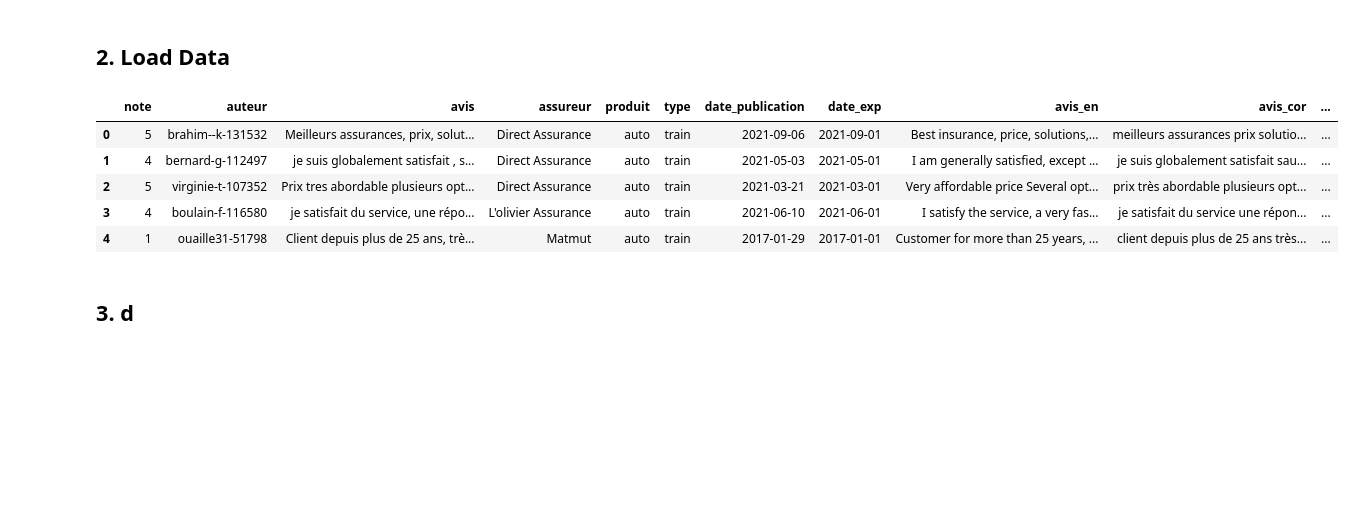
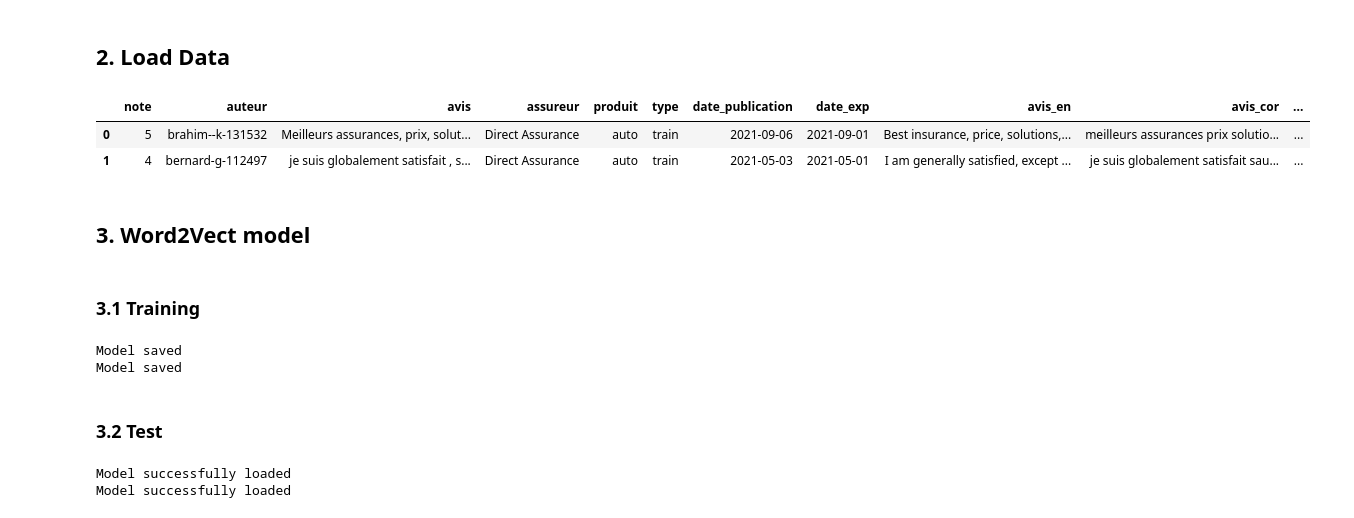
Before and after one commit to Loro67/NLP_2, a Jupyter notebook: notebooks/notebook_step2.ipynb, the cells around one changed output. Saved outputs shown, nothing was run; the diff lists cells and outputs as text; code cells hidden in the pictures; blank space fills up the shorter version.

```diff
--- a/notebooks/notebook_step2.ipynb
+++ b/notebooks/notebook_step2.ipynb
@@ -48,16 +69,13 @@ def load_data():
 # %%
 dataset = load_data()
 if dataset is not None:
-    display(dataset.head(5))
+    display(dataset.head(2))
 else:
     print("Error, no dataset files found")
 # %% [output]
 |  | note | auteur | avis | assureur | produit | type | date_publication | date_exp | avis_en | avis_cor | ... |
 | 0 | 5 | brahim--k-131532 | Meilleurs assurances, prix, solut... | Direct Assurance | auto | train | 2021-09-06 | 2021-09-01 | Best insurance, price, solutions,... | meilleurs assurances prix solutio... | ... |
 | 1 | 4 | bernard-g-112497 | je suis globalement satisfait , s... | Direct Assurance | auto | train | 2021-05-03 | 2021-05-01 | I am generally satisfied, except ... | je suis globalement satisfait sau... | ... |
-| 2 | 5 | virginie-t-107352 | Prix tres abordable plusieurs opt... | Direct Assurance | auto | train | 2021-03-21 | 2021-03-01 | Very affordable price Several opt... | prix très abordable plusieurs opt... | ... |
-| 3 | 4 | boulain-f-116580 | je satisfait du service, une répo... | L'olivier Assurance | auto | train | 2021-06-10 | 2021-06-01 | I satisfy the service, a very fas... | je satisfait du service une répon... | ... |
-| 4 | 1 | ouaille31-51798 | Client depuis plus de 25 ans, trè... | Matmut | auto | train | 2017-01-29 | 2017-01-01 | Customer for more than 25 years, ... | client depuis plus de 25 ans très... | ... |
 # %% [markdown]
-<a id="model"></a>
-## 3. d
+<a id="w2_vect"></a>
+## 3. Word2Vect model
@@ -63,0 +205,44 @@ else:
+# %% [markdown]
+<a id="w2_vect_training"></a>
+### 3.1 Training
+# %%
+if dataset is not None:
+
+    data_pour_w2v_en = [ast.literal_eval(text)
+                        if isinstance(text, str)
+                        else text for text in dataset['tokens_en']]
+    data_pour_w2v_fr = [ast.literal_eval(text)
+                        if isinstance(text, str)
+                        else text for text in dataset['tokens']]
+
+    model_w2v_en = Word2VecModel()
+    model_w2v_fr = Word2VecModel()
+
+    model_w2v_en.train(data_pour_w2v_en)
+    model_w2v_fr.train(data_pour_w2v_fr)
+
+    model_w2v_en.save_model("word2vec_en")
+    model_w2v_fr.save_model("word2vec_fr")
+# %% [output]
+Model saved
+Model saved
+# %% [markdown]
+<a id="w2_vect_testing"></a>
+### 3.2 Test
+# %%
+try:
+    if model_w2v_fr.model is None:
+        model_w2v_fr.load_model("word2vec_fr")
+except NameError:
+    model_w2v_fr = Word2VecModel()
+    model_w2v_fr.load_model("word2vec_fr")
+
+try:
+    if model_w2v_en.model is None:
+        model_w2v_en.load_model("word2vec_en")
+except NameError:
+    model_w2v_en = Word2VecModel()
+    model_w2v_en.load_model("word2vec_en")
+# %% [output]
+Model successfully loaded
+Model successfully loaded
```
Also changed, not shown: parts of 10 cells of this notebook, 37 other files.
